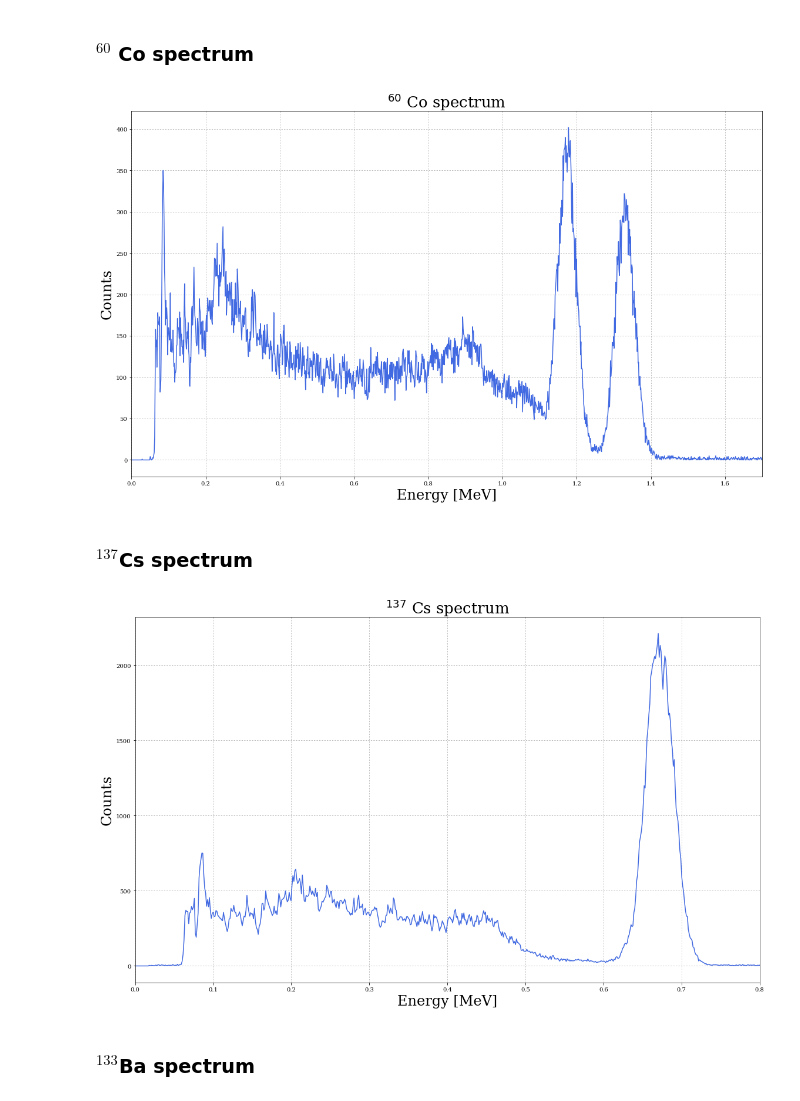
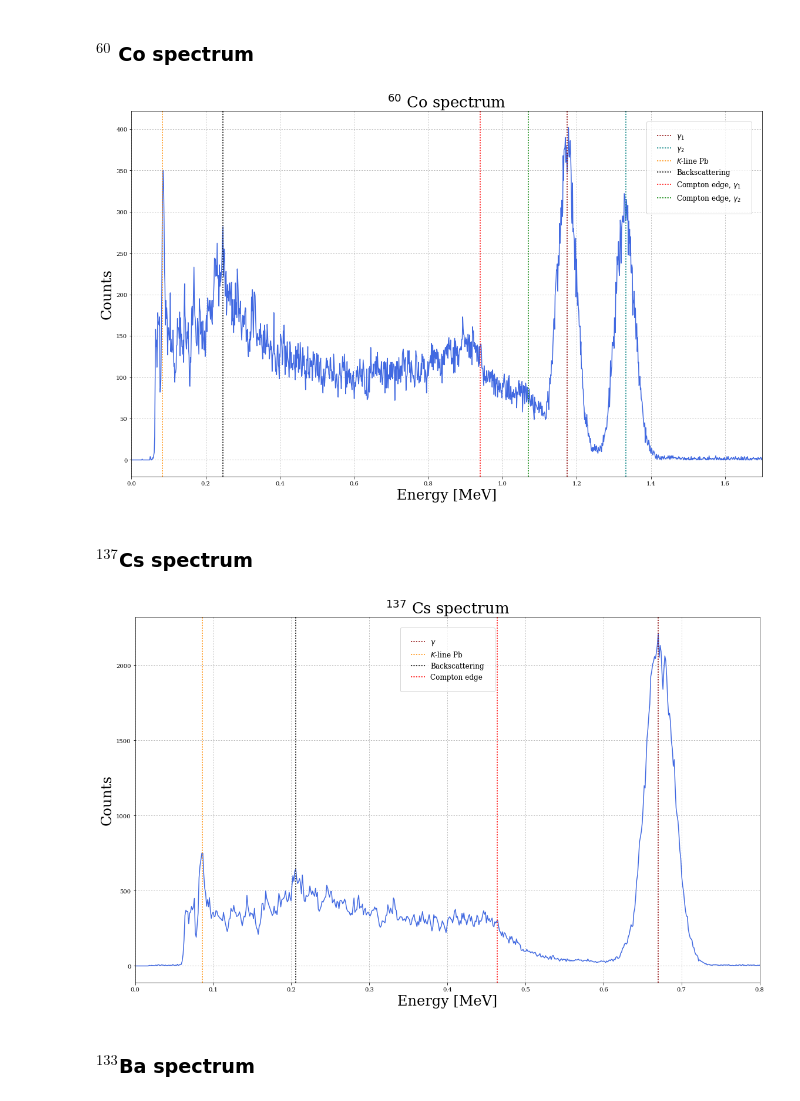
Before and after one commit to mathieukaltschmidt/FP-physics-lab-course, a Jupyter notebook: F82 Coincidence Spektrometer/Python/F82.ipynb, the cells around one changed output. Drawn from its saved outputs; the diff is of its cells as text; code cells hidden in the pictures.

```diff
--- a/F82 Coincidence Spektrometer/Python/F82.ipynb
+++ b/F82 Coincidence Spektrometer/Python/F82.ipynb
@@ -29,19 +29,40 @@ conv = 0.0012031681791 #MeV/channel ( = popt[0], see below)
 energies = conv * channels #MeV
 # %% [markdown]
 ### $^{60}$ Co spectrum
+# %%
+#relevant DATA
+peaks_Co = np.array([976, 1107]) * conv
+fwhm_Co = np.array([40,55]) * conv
+
+#X-ray of lead
+peakCo_Pb = 0.084
+fwhmCo_Pb = 0.010
+
+#Compton edge
+compton_Co = [0.246, 0.940, 1.07]
+compton_Co_err = [0.04, 0.01, 0.03]
 # %%
 co_counts  = np.loadtxt(r'DATA/Gamma-spectra/Co60.txt', unpack=True)
 
 #Plotting the result
 plt.plot(energies, co_counts, color = 'royalblue')
 plt.title('$^{60}$ Co spectrum', size = 26)
 plt.xlabel('Energy [MeV]', size = 24)
 plt.ylabel('Counts', size = 24)
 plt.xlim(0,1.7)
 plt.grid(ls='dotted')
 
+plt.axvline(x = peaks_Co[0], ls = 'dotted', color = 'darkred', lw = 1.5, label = r'$\gamma_1$')
+plt.axvline(x = peaks_Co[1], ls = 'dotted', color = 'teal', lw = 1.5, label = r'$\gamma_2$')
+plt.axvline(x = peakCo_Pb, ls = 'dotted', color = 'darkorange', lw = 1.5, label = r'$K$-line Pb')
+plt.axvline(x = compton_Co[0], ls = 'dotted', color = 'black', lw = 1.5, label = r'Backscattering')
+plt.axvline(x = compton_Co[1], ls = 'dotted', color = 'red', lw = 1.5, label = r'Compton edge, $\gamma_1$')
+plt.axvline(x = compton_Co[2], ls = 'dotted', color = 'green', lw = 1.5, label = r'Compton edge, $\gamma_2$')
+plt.legend(frameon=True,fontsize='large', borderpad=1.5, borderaxespad=1.5,loc='best')
+
+
 #Saving the result
 plt.tight_layout()
 plt.savefig('Plots/Co60.pdf')
 # %% [output]
-[figure, old version]
+[figure, new version]
@@ -62,8 +91,14 @@ plt.ylabel('Counts', size = 24)
 plt.xlim(0,0.8)
 plt.grid(ls='dotted')
 
+plt.axvline(x = peaks_Cs[0], ls = 'dotted', color = 'darkred', lw = 1.5, label = r'$\gamma$')
+plt.axvline(x = peakCs_Pb, ls = 'dotted', color = 'darkorange', lw = 1.5, label = r'$K$-line Pb')
+plt.axvline(x = compton_Cs[0], ls = 'dotted', color = 'black', lw = 1.5, label = r'Backscattering')
+plt.axvline(x = compton_Cs[1], ls = 'dotted', color = 'red', lw = 1.5, label = r'Compton edge')
+plt.legend(frameon=True,fontsize='large', borderpad=1.5, borderaxespad=1.5,loc='best')
+
 #Saving the result
 plt.tight_layout()
 plt.savefig('Plots/Cs137.pdf')
 # %% [output]
-[figure, old version]
+[figure, new version]
```
Also changed, not shown: parts of 35 cells of this notebook, 44 other files.
